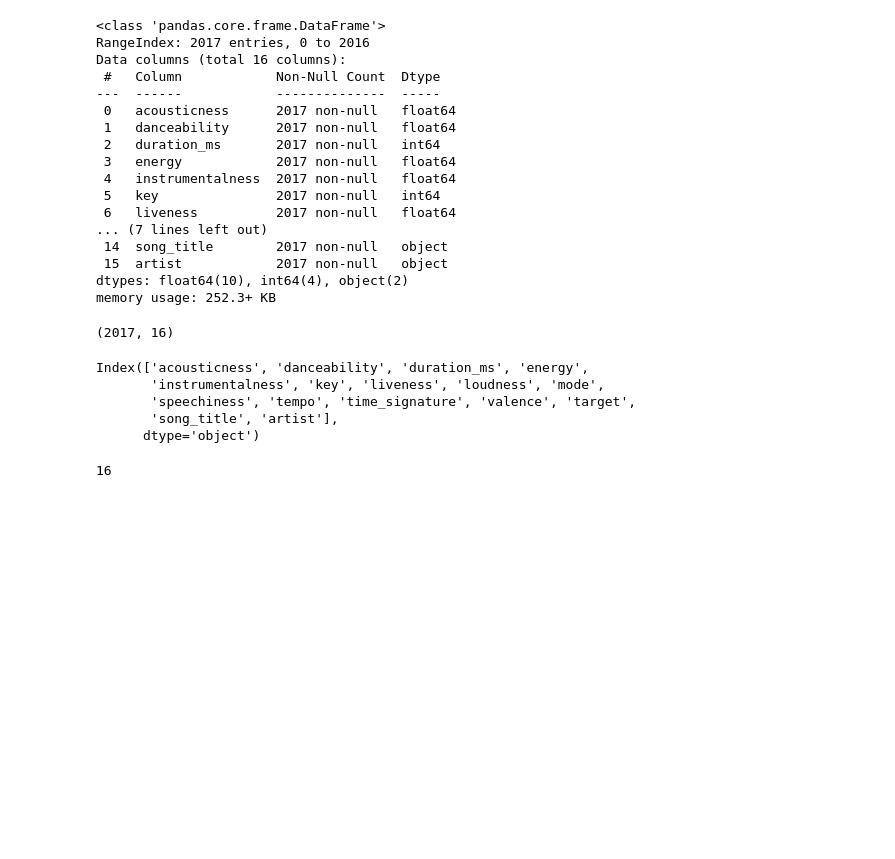
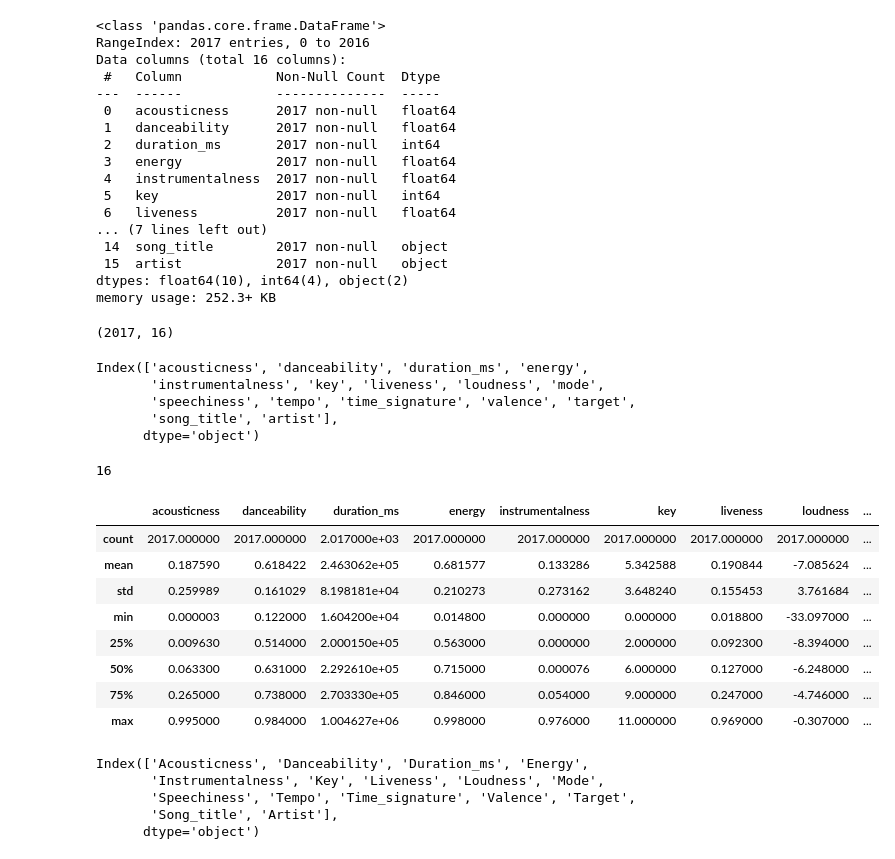
Before and after one commit to samwanyua/Exploratory-Data-Analysis-Project-Spotify-Dataset-Analysis, a Jupyter notebook: Notebook.ipynb, the cells around one changed output. Drawn from its saved outputs; the diff is of its cells as text; code cells hidden in the pictures; blank space fills up the shorter version.

Commit message:
Modify column names

```diff
--- a/Notebook.ipynb
+++ b/Notebook.ipynb
@@ -107,3 +107,26 @@ Index(['acousticness', 'danceability', 'duration_ms', 'energy',
 len(df.columns)
 # %% [output]
 16
+# %%
+# Statistical summary
+df.describe()
+# %% [output]
+|  | acousticness | danceability | duration_ms | energy | instrumentalness | key | liveness | loudness | ... |
+| count | 2017.000000 | 2017.000000 | 2.017000e+03 | 2017.000000 | 2017.000000 | 2017.000000 | 2017.000000 | 2017.000000 | ... |
+| mean | 0.187590 | 0.618422 | 2.463062e+05 | 0.681577 | 0.133286 | 5.342588 | 0.190844 | -7.085624 | ... |
+| std | 0.259989 | 0.161029 | 8.198181e+04 | 0.210273 | 0.273162 | 3.648240 | 0.155453 | 3.761684 | ... |
+| min | 0.000003 | 0.122000 | 1.604200e+04 | 0.014800 | 0.000000 | 0.000000 | 0.018800 | -33.097000 | ... |
+| 25% | 0.009630 | 0.514000 | 2.000150e+05 | 0.563000 | 0.000000 | 2.000000 | 0.092300 | -8.394000 | ... |
+| 50% | 0.063300 | 0.631000 | 2.292610e+05 | 0.715000 | 0.000076 | 6.000000 | 0.127000 | -6.248000 | ... |
+| 75% | 0.265000 | 0.738000 | 2.703330e+05 | 0.846000 | 0.054000 | 9.000000 | 0.247000 | -4.746000 | ... |
+| max | 0.995000 | 0.984000 | 1.004627e+06 | 0.998000 | 0.976000 | 11.000000 | 0.969000 | -0.307000 | ... |
+# %%
+# Capitalize column names
+df.columns = df.columns.str.capitalize()
+df.columns
+# %% [output]
+Index(['Acousticness', 'Danceability', 'Duration_ms', 'Energy',
+       'Instrumentalness', 'Key', 'Liveness', 'Loudness', 'Mode',
+       'Speechiness', 'Tempo', 'Time_signature', 'Valence', 'Target',
+       'Song_title', 'Artist'],
+      dtype='object')
```
